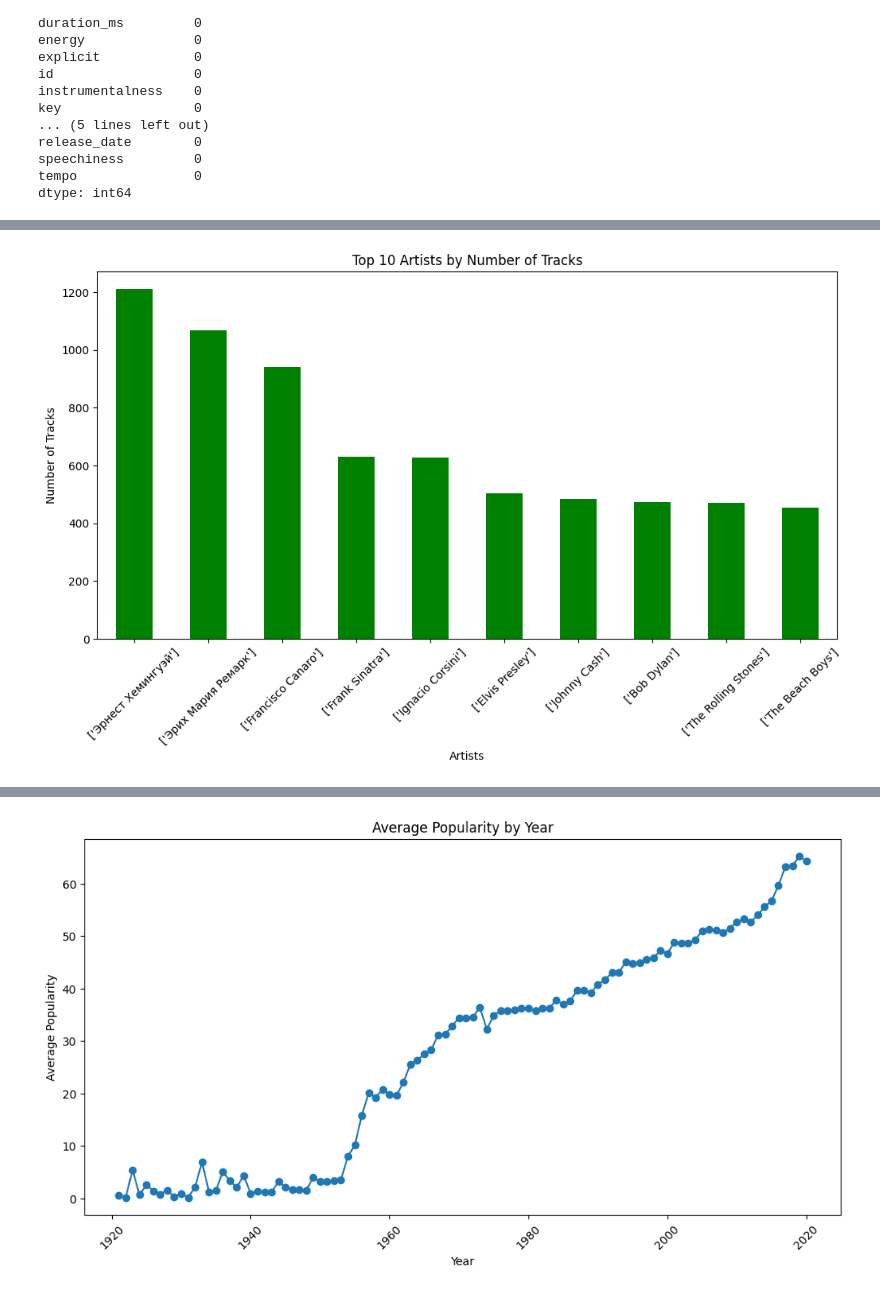
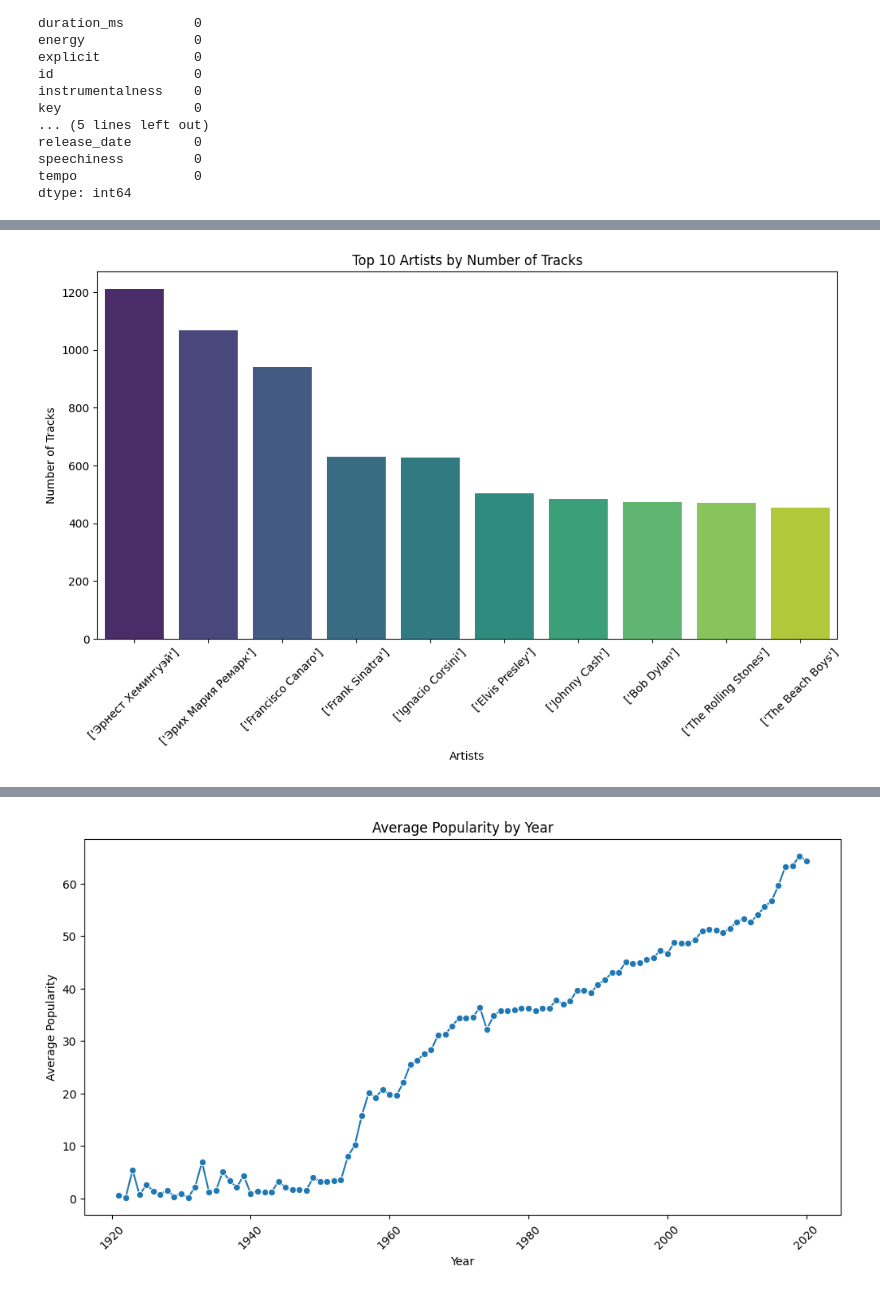
Before and after one commit to Nobodybob1/Music-Recommendation, a Jupyter notebook: main.ipynb, the cells around one changed output, grey strips where cells are left out. Drawn from its saved outputs; the diff is of its cells as text; code cells hidden in the pictures.

```diff
--- a/main.ipynb
+++ b/main.ipynb
@@ -108,12 +109,15 @@ plt.show()
 # %%
 # Top 10 Artists by Number of Tracks
-train_data['artists'].value_counts().head(10).plot(kind='bar', figsize=(12, 6), color='green')
+# train_data['artists'].value_counts().head(10).plot(kind='bar', figsize=(12, 6), color='green')
+top_artists = train_data['artists'].value_counts().head(10)
+plt.figure(figsize=(12, 6))
+sns.barplot(x=top_artists.index, y=top_artists.values, hue=top_artists.index, palette='viridis', legend=False)
 plt.title('Top 10 Artists by Number of Tracks')
 plt.xlabel('Artists')
 plt.ylabel('Number of Tracks')
 plt.xticks(rotation=45)
 plt.show()
 # %% [output]
-[figure, old version]
+[figure, new version]
 # %%
 # Distribution of Popularity
```
Also changed, not shown: parts of 13 cells of this notebook.
